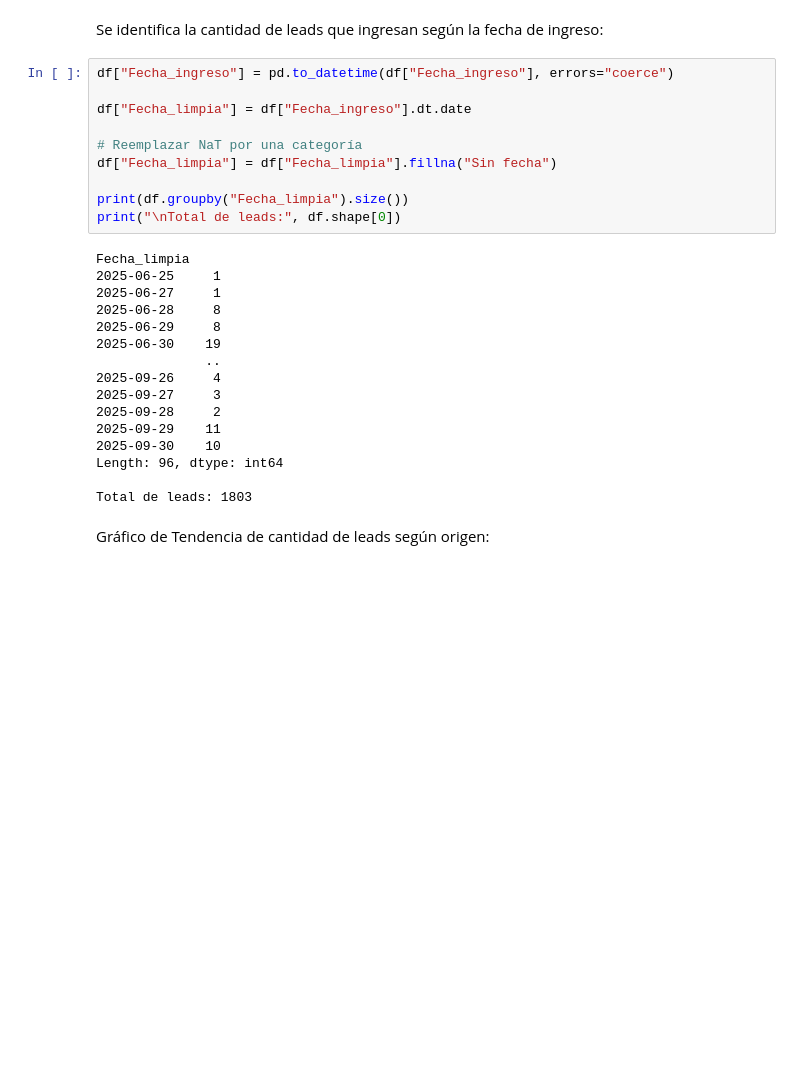
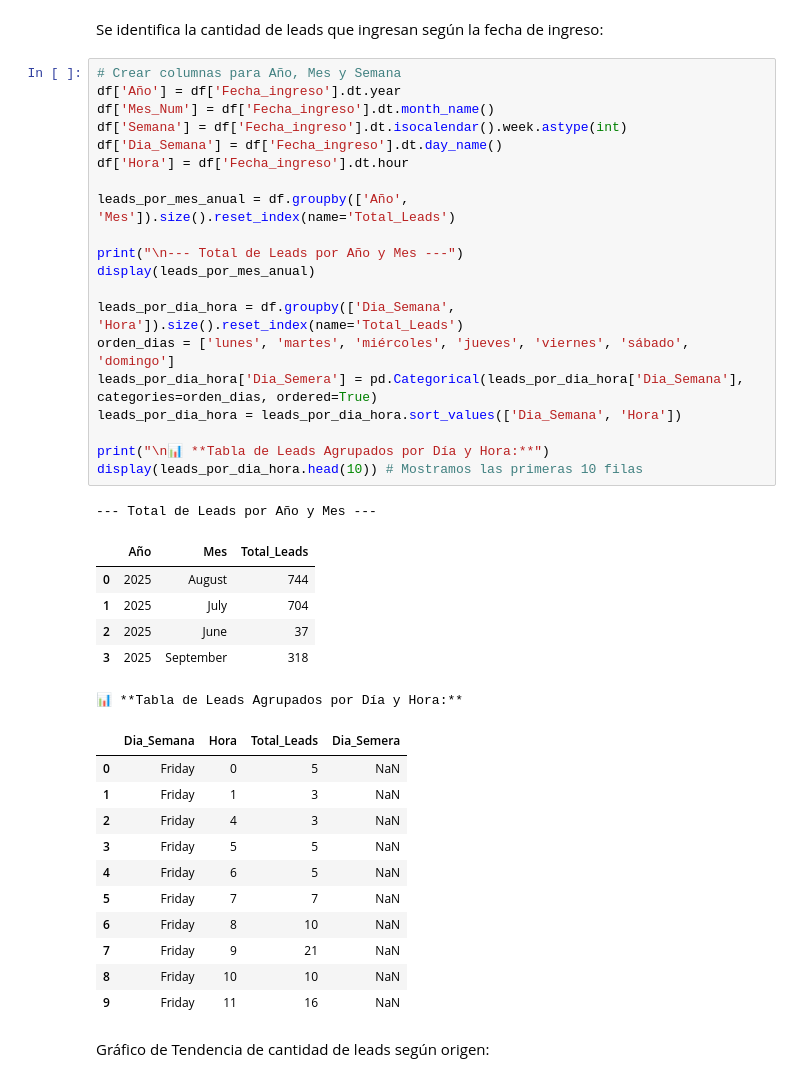
Before and after one commit to garitastephanny-collab/Stephanny-programacion, a Jupyter notebook: Proyecto final/Proyecto final Stephanny.ipynb, the cells around one changed output. Saved outputs shown, nothing was run; the diff lists cells and outputs as text; blank space fills up the shorter version.

```diff
--- a/Proyecto final/Proyecto final Stephanny.ipynb
+++ b/Proyecto final/Proyecto final Stephanny.ipynb
@@ -130,31 +145,44 @@ Name: count, dtype: int64
 # %% [markdown]
 Se identifica la cantidad de leads que ingresan según la fecha de ingreso:
 # %%
-df["Fecha_ingreso"] = pd.to_datetime(df["Fecha_ingreso"], errors="coerce")
+# Crear columnas para Año, Mes y Semana
+df['Año'] = df['Fecha_ingreso'].dt.year
+df['Mes_Num'] = df['Fecha_ingreso'].dt.month_name()
+df['Semana'] = df['Fecha_ingreso'].dt.isocalendar().week.astype(int)
+df['Dia_Semana'] = df['Fecha_ingreso'].dt.day_name()
+df['Hora'] = df['Fecha_ingreso'].dt.hour
 
-df["Fecha_limpia"] = df["Fecha_ingreso"].dt.date
+leads_por_mes_anual = df.groupby(['Año', 'Mes']).size().reset_index(name='Total_Leads')
 
-# Reemplazar NaT por una categoría
-df["Fecha_limpia"] = df["Fecha_limpia"].fillna("Sin fecha")
+print("\n--- Total de Leads por Año y Mes ---")
+display(leads_por_mes_anual)
 
-print(df.groupby("Fecha_limpia").size())
-print("\nTotal de leads:", df.shape[0])
+leads_por_dia_hora = df.groupby(['Dia_Semana', 'Hora']).size().reset_index(name='Total_Leads')
+orden_dias = ['lunes', 'martes', 'miércoles', 'jueves', 'viernes', 'sábado', 'domingo']
+leads_por_dia_hora['Dia_Semera'] = pd.Categorical(leads_por_dia_hora['Dia_Semana'], categories=orden_dias, ordered=True)
+leads_por_dia_hora = leads_por_dia_hora.sort_values(['Dia_Semana', 'Hora'])
+
+print("\n📊 **Tabla de Leads Agrupados por Día y Hora:**")
+display(leads_por_dia_hora.head(10)) # Mostramos las primeras 10 filas
 # %% [output]
-Fecha_limpia
-2025-06-25     1
-2025-06-27     1
-2025-06-28     8
-2025-06-29     8
-2025-06-30    19
-              ..
-2025-09-26     4
-2025-09-27     3
-2025-09-28     2
-2025-09-29    11
-2025-09-30    10
-Length: 96, dtype: int64
-
-Total de leads: 1803
+--- Total de Leads por Año y Mes ---
+|  | Año | Mes | Total_Leads |
+| 0 | 2025 | August | 744 |
+| 1 | 2025 | July | 704 |
+| 2 | 2025 | June | 37 |
+| 3 | 2025 | September | 318 |
+📊 **Tabla de Leads Agrupados por Día y Hora:**
+|  | Dia_Semana | Hora | Total_Leads | Dia_Semera |
+| 0 | Friday | 0 | 5 | NaN |
+| 1 | Friday | 1 | 3 | NaN |
+| 2 | Friday | 4 | 3 | NaN |
+| 3 | Friday | 5 | 5 | NaN |
+| 4 | Friday | 6 | 5 | NaN |
+| 5 | Friday | 7 | 7 | NaN |
+| 6 | Friday | 8 | 10 | NaN |
+| 7 | Friday | 9 | 21 | NaN |
+| 8 | Friday | 10 | 10 | NaN |
+| 9 | Friday | 11 | 16 | NaN |
 # %% [markdown]
 Gráfico de Tendencia de cantidad de leads según origen:
 # %%
```
Also changed, not shown: parts of 4 cells of this notebook.
